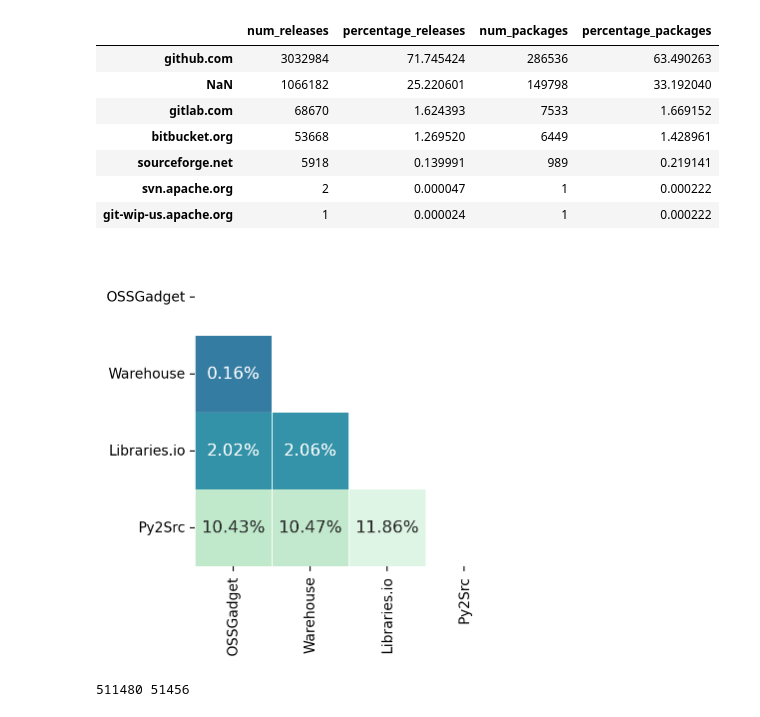
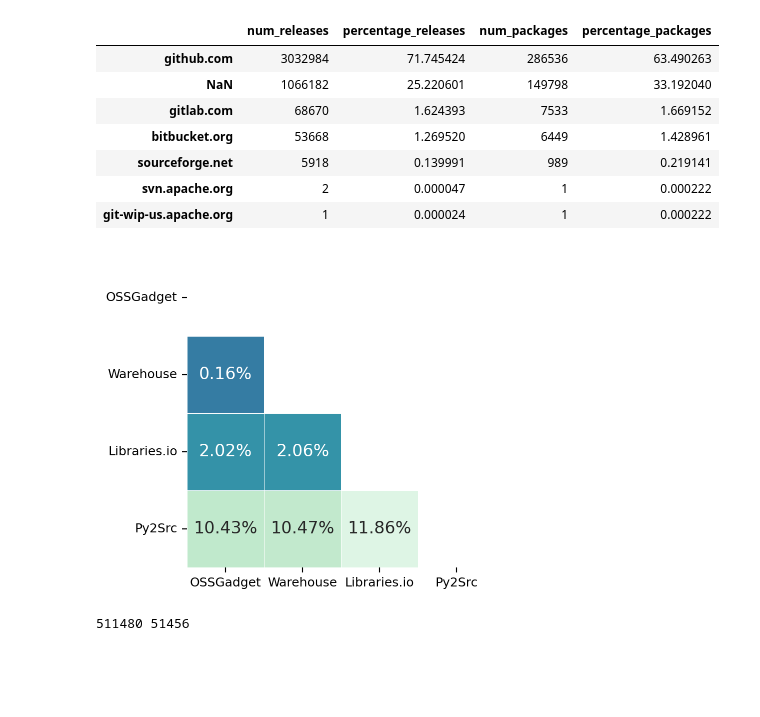
Before and after one commit to gaokai320/PyRadar, a Jupyter notebook: baseline_analysis.ipynb, the cells around one changed output. Drawn from its saved outputs; the diff is of its cells as text; code cells hidden in the pictures; blank space fills up the shorter version.

```diff
--- a/baseline_analysis.ipynb
+++ b/baseline_analysis.ipynb
@@ -93,34 +93,36 @@ def plot_diff_heatmap(data):
             "warehouse": "Warehouse",
             "librariesio": "Libraries.io",
             "py2src_final": "Py2Src",
         }
         corr.rename(index=mapper, columns=mapper, inplace=True)
 
         # Create a mask
         mask = np.triu(np.ones_like(corr, dtype=bool))
 
         # Create a custom divergin palette
         cmap = sns.color_palette("mako", as_cmap=True)
 
         sns.heatmap(
             corr,
             mask=mask,
             center=0,
             annot=True,
             fmt=".2%",
             square=True,
             cmap=cmap,
             ax=ax,
             cbar=False,
             linewidths=0.2,
             annot_kws={"fontsize": 12},
         )
+        ax.set_xticklabels(ax.get_xticklabels(), rotation=0, ha="center", fontsize=9)
+        ax.set_yticklabels(ax.get_yticklabels(), fontsize=9)
         fig.savefig("figures/baseline_diff_heatmap.pdf", bbox_inches="tight")
 
 
 plot_diff_heatmap(data)
 # %% [output]
-[figure, old version]
+[figure, new version]
 # %%
 baseline_diff = github_results[
     (github_results["ossgadget"] != github_results["warehouse"])
```
Also changed, not shown: 2 other files.
